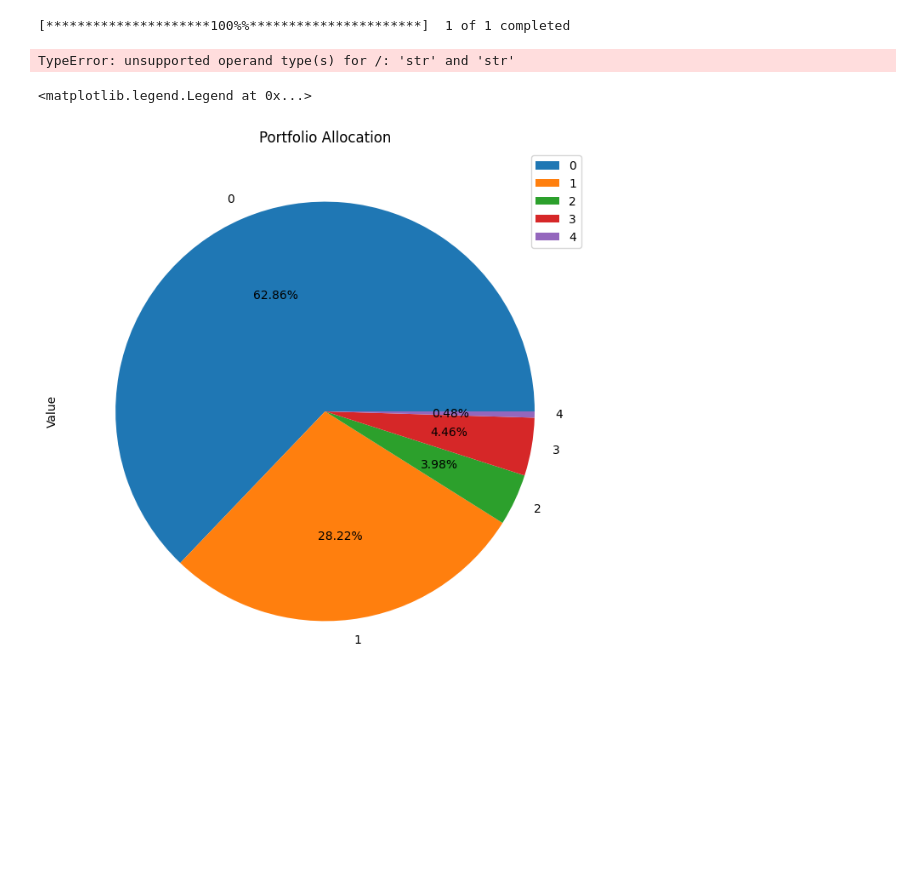
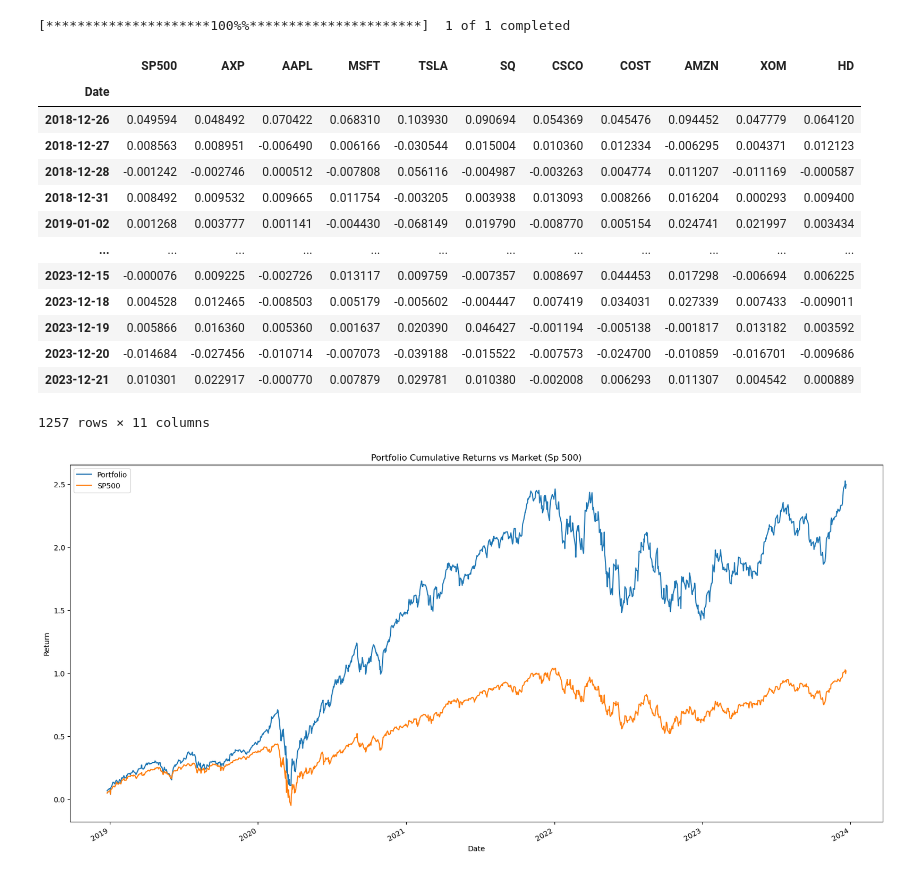
Before and after one commit to kerimux/InvestInspect, a Jupyter notebook: Portfoliotracker.ipynb, the cells around one changed output. Drawn from its saved outputs; the diff is of its cells as text; code cells hidden in the pictures; blank space fills up the shorter version.

```diff
--- a/Portfoliotracker.ipynb
+++ b/Portfoliotracker.ipynb
@@ -181,6 +210,4 @@ historical_data
 # %%
-# Fetching the S&P 500 Martket data
-
 # Fetch the closing data for Sp 500, Define period you wish to work with.
 sp500_data = yf.download('^GSPC',  period="5y")
 sp500_closing_prices = sp500_data['Close']
@@ -193,37 +220,41 @@ sp500_closing_prices.columns = ['SP500']
 sp500_returns = sp500_closing_prices.pct_change().dropna()
 
 # Convert historical data of portfolio to pandas DataFrame and Calculate daily retuns of portfolio and drop na.
-#historical_data = historical_data.apply(pd.to_numeric, errors='coerce')
-historical_data = pd.DataFrame(portfolio_df)
-portfolio_returns = historical_data.pct_change().dropna()
+portfolio_returns = historical_data_df.pct_change().dropna()
 
 # Combine market and portfolio returns to one DataFrame.
-#combined_returns = pd.merge(sp500_returns, portfolio_returns, on='Date')
-#combined_returns
+combined_returns = pd.merge(sp500_returns, portfolio_returns, on='Date')
+combined_returns
 # %% [output]
 [*********************100%%**********************]  1 of 1 completed
+|  | SP500 | AXP | AAPL | MSFT | TSLA | SQ | CSCO | COST | AMZN | XOM | HD |
+| Date |  |  |  |  |  |  |  |  |  |  |  |
+| 2018-12-26 | 0.049594 | 0.048492 | 0.070422 | 0.068310 | 0.103930 | 0.090694 | 0.054369 | 0.045476 | 0.094452 | 0.047779 | 0.064120 |
+| 2018-12-27 | 0.008563 | 0.008951 | -0.006490 | 0.006166 | -0.030544 | 0.015004 | 0.010360 | 0.012334 | -0.006295 | 0.004371 | 0.012123 |
+| 2018-12-28 | -0.001242 | -0.002746 | 0.000512 | -0.007808 | 0.056116 | -0.004987 | -0.003263 | 0.004774 | 0.011207 | -0.011169 | -0.000587 |
+| 2018-12-31 | 0.008492 | 0.009532 | 0.009665 | 0.011754 | -0.003205 | 0.003938 | 0.013093 | 0.008266 | 0.016204 | 0.000293 | 0.009400 |
+| 2019-01-02 | 0.001268 | 0.003777 | 0.001141 | -0.004430 | -0.068149 | 0.019790 | -0.008770 | 0.005154 | 0.024741 | 0.021997 | 0.003434 |
+| ... | ... | ... | ... | ... | ... | ... | ... | ... | ... | ... | ... |
+| 2023-12-15 | -0.000076 | 0.009225 | -0.002726 | 0.013117 | 0.009759 | -0.007357 | 0.008697 | 0.044453 | 0.017298 | -0.006694 | 0.006225 |
+| 2023-12-18 | 0.004528 | 0.012465 | -0.008503 | 0.005179 | -0.005602 | -0.004447 | 0.007419 | 0.034031 | 0.027339 | 0.007433 | -0.009011 |
+| 2023-12-19 | 0.005866 | 0.016360 | 0.005360 | 0.001637 | 0.020390 | 0.046427 | -0.001194 | -0.005138 | -0.001817 | 0.013182 | 0.003592 |
+| 2023-12-20 | -0.014684 | -0.027456 | -0.010714 | -0.007073 | -0.039188 | -0.015522 | -0.007573 | -0.024700 | -0.010859 | -0.016701 | -0.009686 |
+| 2023-12-21 | 0.010301 | 0.022917 | -0.000770 | 0.007879 | 0.029781 | 0.010380 | -0.002008 | 0.006293 | 0.011307 | 0.004542 | 0.000889 |
-TypeError: unsupported operand type(s) for /: 'str' and 'str'
+1257 rows × 11 columns
-# %%
-# Trying to make a PIE chart that shows the weights of the portfolio and the stock symbol
-
-
-stock_shares = portfolio_df['Number of Shares'].sum()
-#each_stock_value = portfolio_df['Current Price' * 'Number of Shares'].round(2)
-
-each_stock_value = (portfolio_df['Current Price'] * portfolio_df['Number of Shares']).round(2)
-
-
-percentage_of_portfolio = ((each_stock_value / total_portfolio_value) * 100).round(2)
-
-portfolio_summary = pd.concat([each_stock_value, percentage_of_portfolio], axis=1)
-portfolio_summary.columns = ['Value', 'Percentage']
-portfolio_summary.plot.pie(y='Value',
-                           autopct='%1.2f%%',
-                           title="Portfolio Allocation",
-                           figsize=(8, 8))
-
-
-plt.legend(loc='upper right')
-# %% [output]
-<matplotlib.legend.Legend at 0x...>
-[figure, removed]
+# %%
+# Sum the average returns of the portfolio and calculate cumulative returns of the portfolio and then plot it.
+portfolio_average_returns = portfolio_returns.mean(axis=1)
+portfolio_cumulative_returns = (1 + portfolio_average_returns).cumprod() - 1
+ax = portfolio_cumulative_returns.plot(figsize=(20,10),
+                        ylabel='Return',
+                        title='Portfolio Cumulative Returns vs Market (Sp 500)',
+                        label='Portfolio',
+                        legend=True)
+# Calculate cumulative returns of th market and plot it against our portfolio.
+spy500_cumulative_returns = (1 + sp500_returns).cumprod() - 1
+spy500_cumulative_returns.plot(ax=ax, label='SP500', legend=True)
+
+# Save plot in the images folder.
+plt.savefig('gui_images/cumulative_returns.png')
+# %% [output]
+[figure, added]
```
Also changed, not shown: parts of 17 cells of this notebook, 21 other files.
